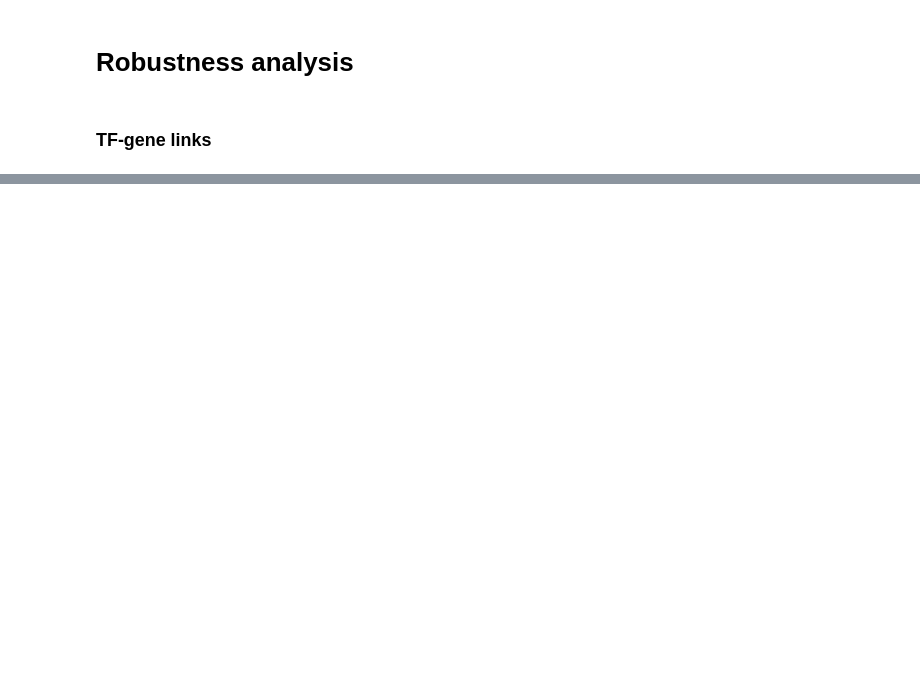
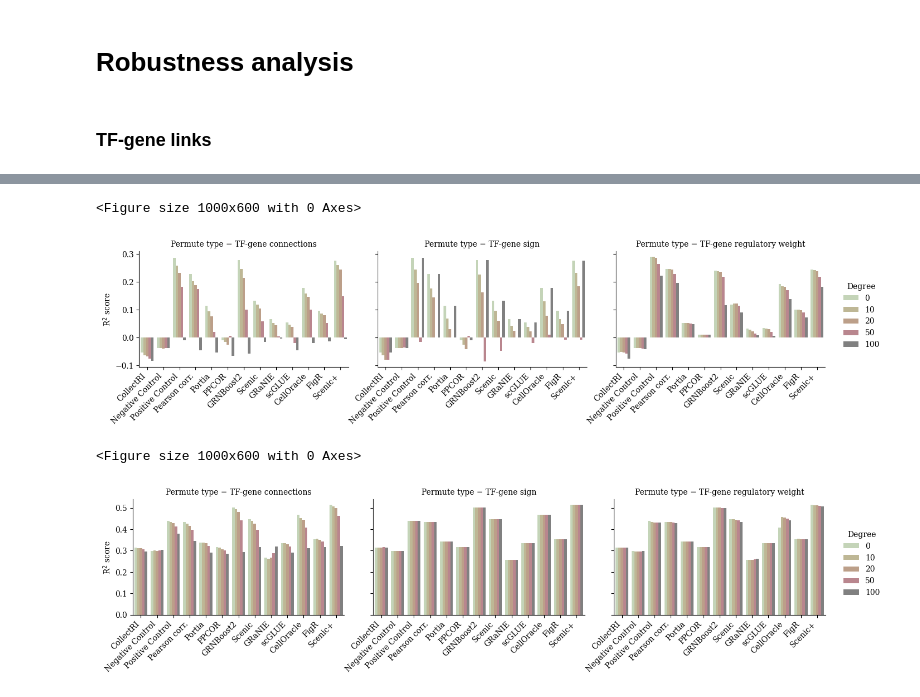
Before and after one commit to janursa/grn_benchmark, a Jupyter notebook: notebooks/process_results.ipynb, the cells around one changed output, grey strips where cells are left out. Drawn from its saved outputs; the diff is of its cells as text; code cells hidden in the pictures; blank space fills up the shorter version.

```diff
--- a/notebooks/process_results.ipynb
+++ b/notebooks/process_results.ipynb
@@ -395,4 +145,5 @@ def extract_data(data, reg='reg1'):
 # %%
+base_dir = '../../task_grn_inference/resources/results/robustness_analysis'
 figsize=(3.5, 3)
 # %% [markdown]
 ### TF-gene links
@@ -813,0 +150,66 @@ Warning message:
+# %%
+noise_type = 'net'
+reg1_mat_net, reg2_mat_net = format_robustness_results(base_dir, noise_type=noise_type)
+noise_type = 'sign'
+reg1_mat_sign, reg2_mat_sign = format_robustness_results(base_dir, noise_type=noise_type)
+noise_type = 'weight'
+reg1_mat_weight, reg2_mat_weight = format_robustness_results(base_dir, noise_type=noise_type)
+# %%
+import pandas as pd
+import seaborn as sns
+import matplotlib.pyplot as plt
+
+def plot_robustness(reg_mat_net, reg_mat_sign, reg_mat_weight):
+    reg_mat_net['Permute type'] = 'TF-gene connections'
+    reg_mat_sign['Permute type'] = 'TF-gene sign'
+    reg_mat_weight['Permute type'] = 'TF-gene regulatory weight'
+
+
+    # Concatenate the DataFrames
+    df_concat = pd.concat([reg_mat_net, reg_mat_sign, reg_mat_weight])
+
+    df_concat.columns = df_concat.columns.map(lambda name: surragate_names.get(name, name))
+    # print(df_concat)
+
+    # Reset the index so that noise degree remains a column
+    df_concat.reset_index(inplace=True, drop=False)
+    df_concat.rename(columns={'index': 'Degree'}, inplace=True)
+
+    df_melt = pd.melt(df_concat, id_vars=['Degree', 'Permute type'],
+                    var_name='method', value_name=r'R$^2$ score')
+
+    df_melt = df_melt[df_melt.method!='Degree']
+
+    plt.figure(figsize=(10, 6))
+
+    # Create a bar plot where noise types are nested within methods
+    g = sns.catplot(
+        data=df_melt,
+        x='method',
+        y=r'R$^2$ score',
+        hue='Degree',
+        col='Permute type',
+        kind='bar',
+        height=3,
+        # width=6,
+        aspect=1.4,
+        palette=colors_cell_type,
+        legend_out=True
+    )
+
+    # Rotate the x-axis labels for all subplots
+    for ax in g.axes.flatten():
+        ax.set_xticklabels(ax.get_xticklabels(), rotation=45, ha='right')
+        ax.set_xlabel('')
+    # Adjust the position of the legend to the right
+    g._legend.remove()
+    g.add_legend(title="Degree", bbox_to_anchor=(.95, 0.5), loc='center left')
+    # plt.tight_layout()
+    # plt.show()
+plot_robustness(reg1_mat_net, reg1_mat_sign, reg1_mat_weight)
+plot_robustness(reg2_mat_net, reg2_mat_sign, reg2_mat_weight)
+# %% [output]
+<Figure size 1000x600 with 0 Axes>
+[figure, added]
+<Figure size 1000x600 with 0 Axes>
+[figure, added]
```
Also changed, not shown: parts of 60 cells of this notebook, 43 other files.
